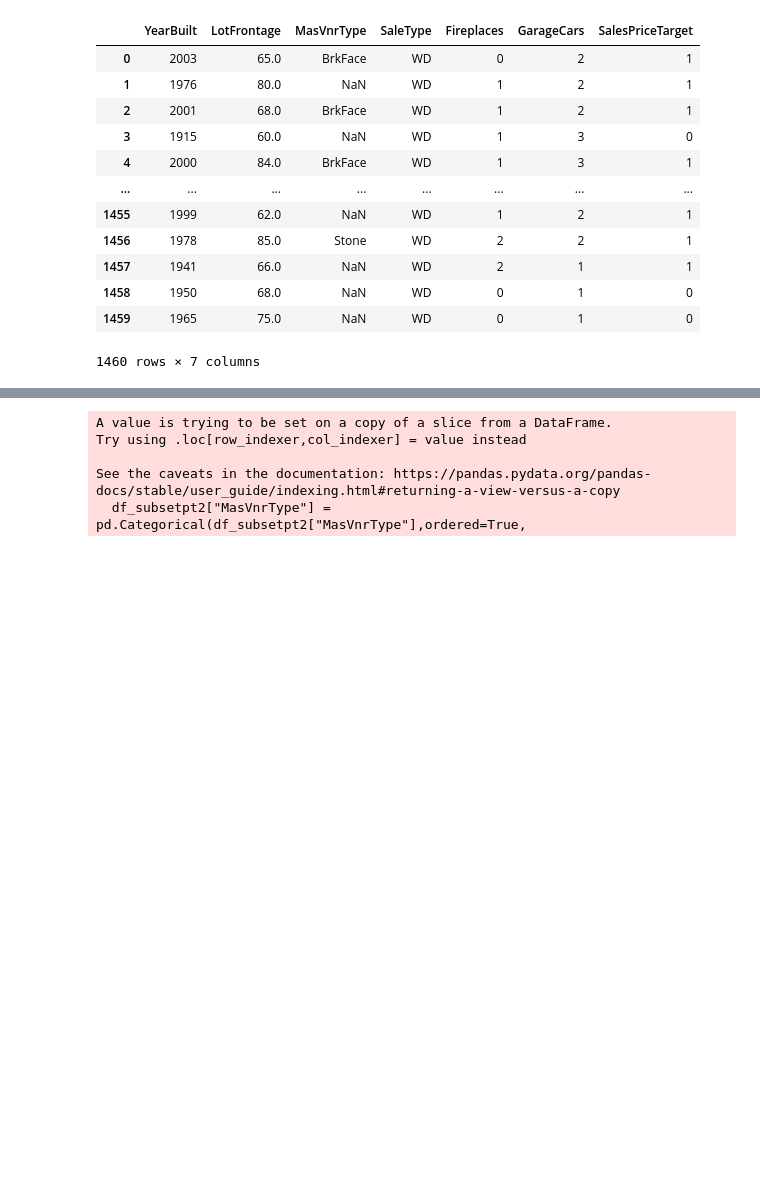
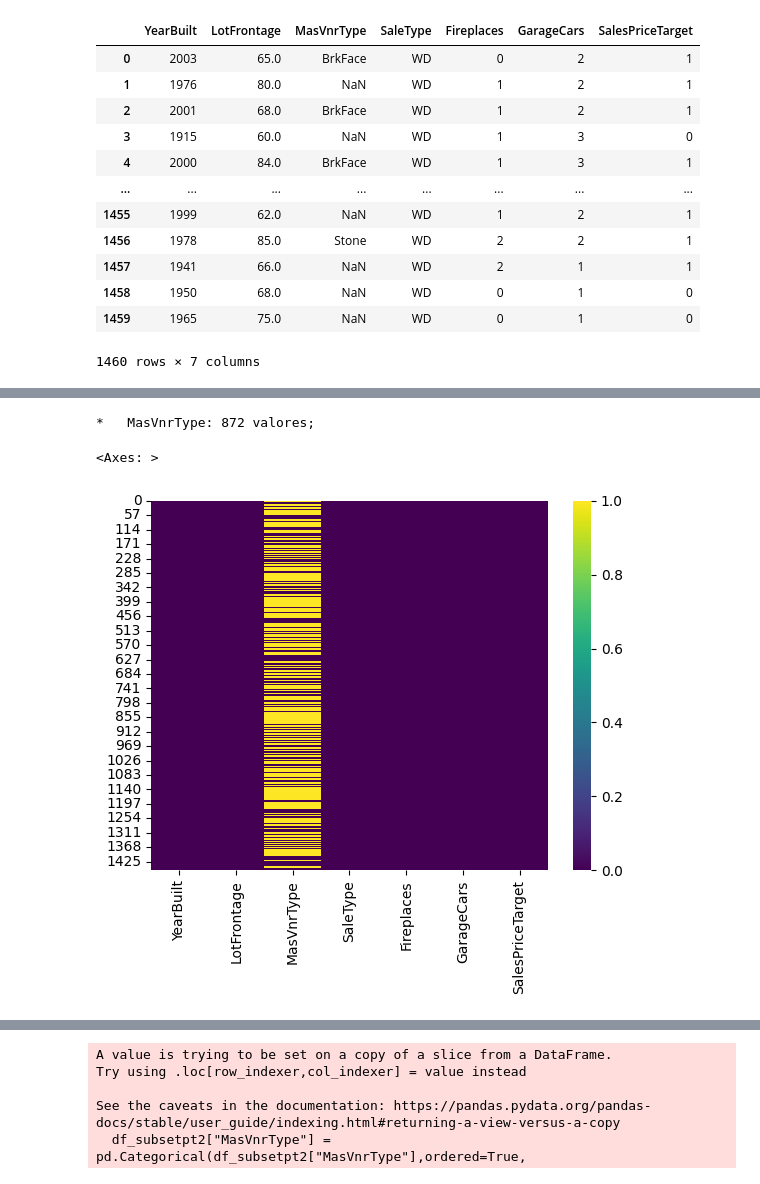
Before and after one commit to pereiranuno/preprocessingdatapt1, a Jupyter notebook: MPPD_project.ipynb, the cells around one changed output, grey strips where cells are left out. Cells and saved outputs as stored; diff of their text form; code cells hidden in the pictures; blank space fills up the shorter version.

Commit message:
missing values MasVnrType

```diff
--- a/MPPD_project.ipynb
+++ b/MPPD_project.ipynb
@@ -638,0 +596,17 @@ dtype: float64
+# %%
+# Obtenção de variaveis com ausência de valores ordenada de forma descendente
+missing_values = df_subsetpt2.isnull().sum()
+missing_values_sorted = missing_values[missing_values > 0].sort_values(ascending=False)
+missing_values_list = [f"*   {col}: {val} valores;" for col, val in missing_values_sorted.items()]
+
+# Apresentar lista de valores ausentes
+formatted_missing_values = "\n".join(missing_values_list)
+print(formatted_missing_values)
+# %% [output]
+*   MasVnrType: 872 valores;
+# %%
+# Apresentar variaveis com ausência de valores visualmente
+sns.heatmap(df_subsetpt2.isna(), cmap='viridis')
+# %% [output]
+<Axes: >
+[figure, added]
```
Also changed, not shown: parts of 31 cells of this notebook.
